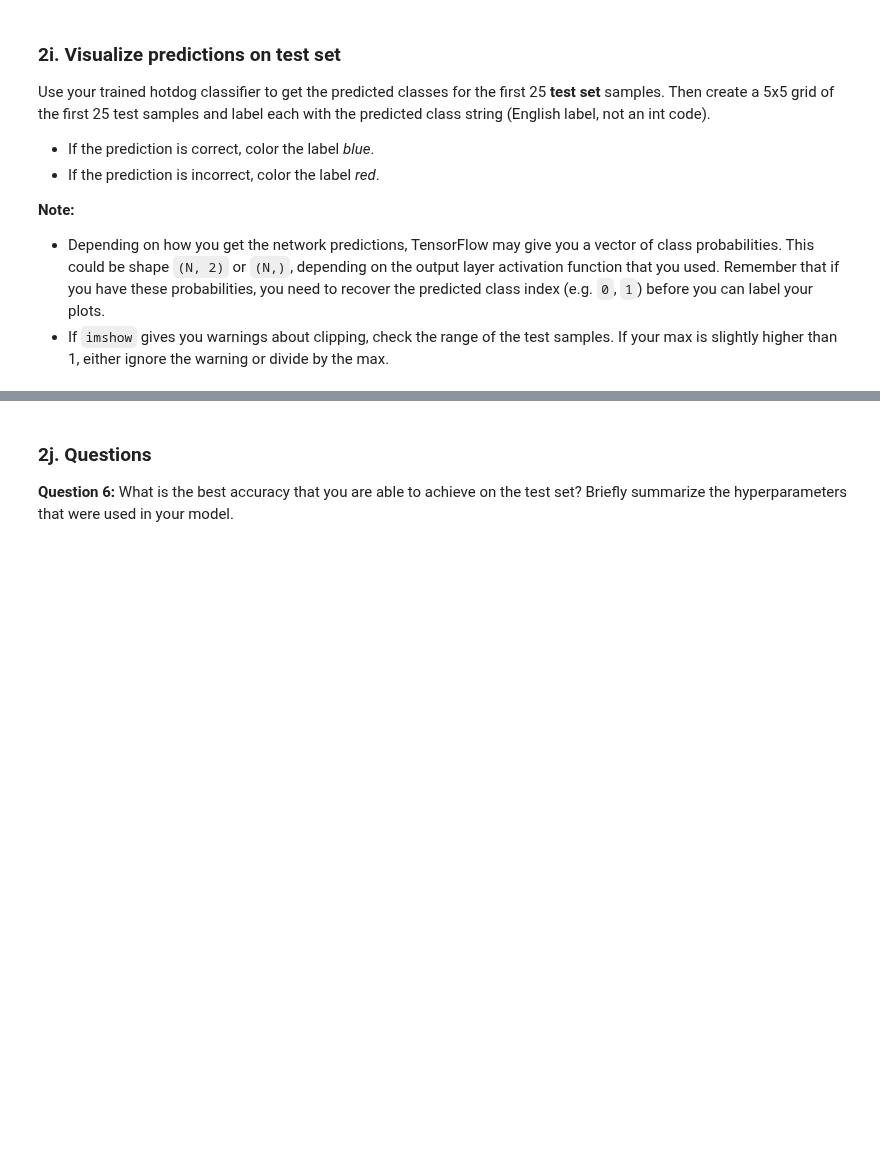
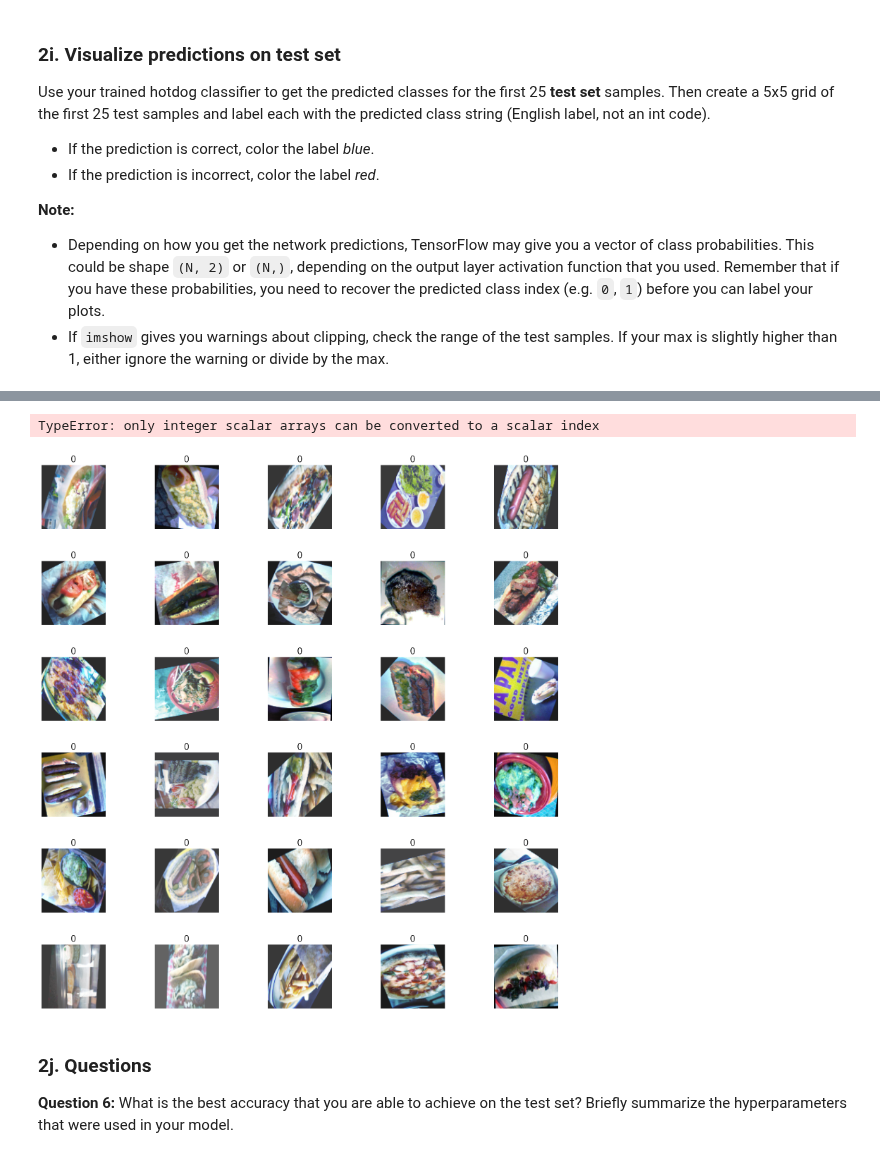
Before and after one commit to GhailanFadah/Neural-Networks, a Jupyter notebook: project4/transfer_learning.ipynb, the cells around one changed output, grey strips where cells are left out. Drawn from its saved outputs; the diff is of its cells as text; code cells hidden in the pictures; blank space fills up the shorter version.

```diff
--- a/project4/transfer_learning.ipynb
+++ b/project4/transfer_learning.ipynb
@@ -347,0 +448,3 @@ Use your trained hotdog classifier to get the predicted classes for the first 25
+# %%
+net_Act = aug_net.predict(hotdog_test_x)
+net_Act
@@ -347,0 +454,5 @@ Use your trained hotdog classifier to get the predicted classes for the first 25
+# %%
+y_preds = np.argmax(net_Act, axis=-1)
+print(y_preds.shape)
+for i in range(4000):
+    print( y_preds[i])
@@ -348,3 +477,19 @@ Use your trained hotdog classifier to get the predicted classes for the first 25
+# %%
+class_names = ['not hotdog', 'hotdog']
+oob_preds = class_names[y_preds]
+# %% [output]
+TypeError: only integer scalar arrays can be converted to a scalar index
+# %%
+plt.figure(figsize=(20,20))
+plt.subplots_adjust(hspace=0.5)
+for n in range(30):
+  plt.subplot(6,5,n+1)
+  plt.imshow(hotdog_test_x[n])
+  plt.title(y_preds[n])
+  plt.axis('off')
+plt.show()
+# %% [output]
+[figure, added]
 # %% [markdown]
 ### 2j. Questions
 
```
Also changed, not shown: parts of 14 cells of this notebook.
